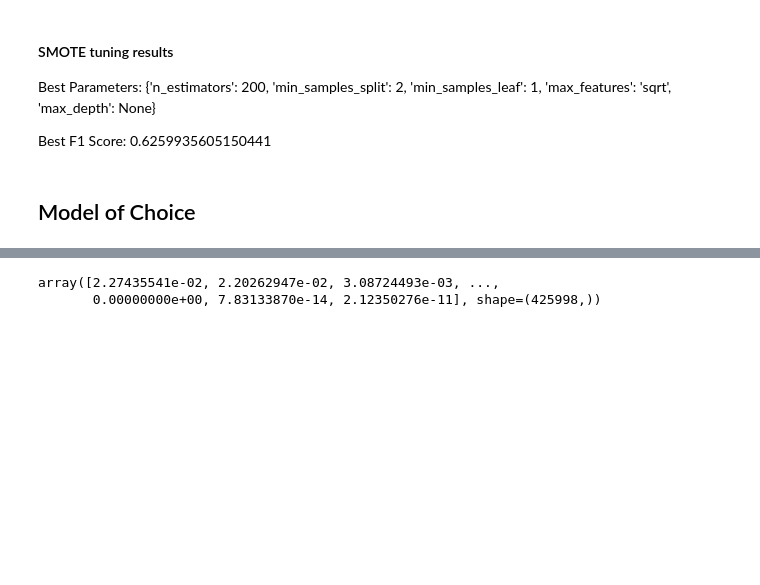
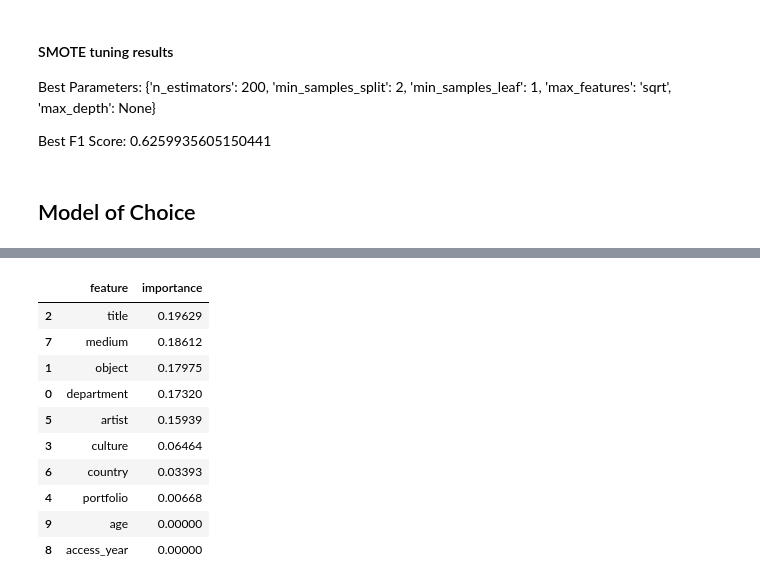
Before and after one commit to mollykstark/SIADS-Milestone-II, a Jupyter notebook: src/notebooks/supervised.ipynb, the cells around one changed output, grey strips where cells are left out. Saved outputs shown, nothing was run; the diff lists cells and outputs as text; code cells hidden in the pictures; blank space fills up the shorter version.

```diff
--- a/src/notebooks/supervised.ipynb
+++ b/src/notebooks/supervised.ipynb
@@ -513,9 +591,18 @@ ROC AUC Score: 0.5827958277393146
 # %%
-# feature importance <- need to figure this out for before one hot encoding
-clf.feature_importances_
+pd.options.display.float_format = '{:.5f}'.format
+supervised_feature_importance(clf)
 # %% [output]
-array([2.27435541e-02, 2.20262947e-02, 3.08724493e-03, ...,
-       0.00000000e+00, 7.83133870e-14, 2.12350276e-11], shape=(425998,))
+|  | feature | importance |
+| 2 | title | 0.19629 |
+| 7 | medium | 0.18612 |
+| 1 | object | 0.17975 |
+| 0 | department | 0.17320 |
+| 5 | artist | 0.15939 |
+| 3 | culture | 0.06464 |
+| 6 | country | 0.03393 |
+| 4 | portfolio | 0.00668 |
+| 9 | age | 0.00000 |
+| 8 | access_year | 0.00000 |
 # %%
 cm = confusion_matrix(y_test, smote_y_pred)
 display = ConfusionMatrixDisplay(confusion_matrix=cm)
```
Also changed, not shown: parts of 27 cells of this notebook, 4 other files.
